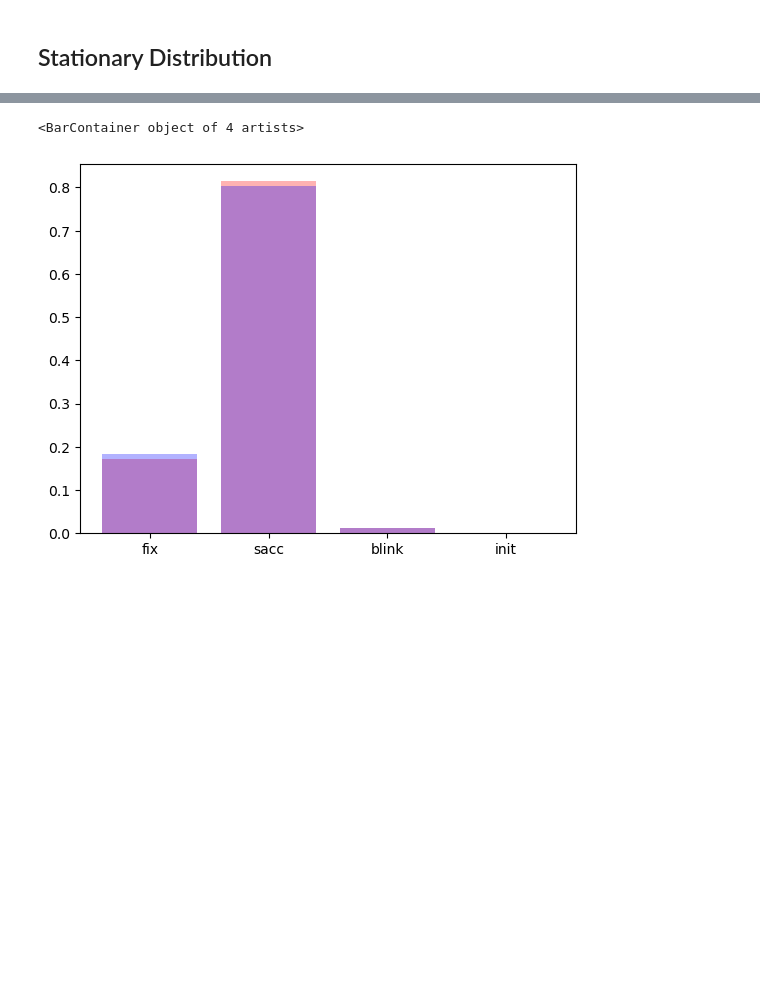
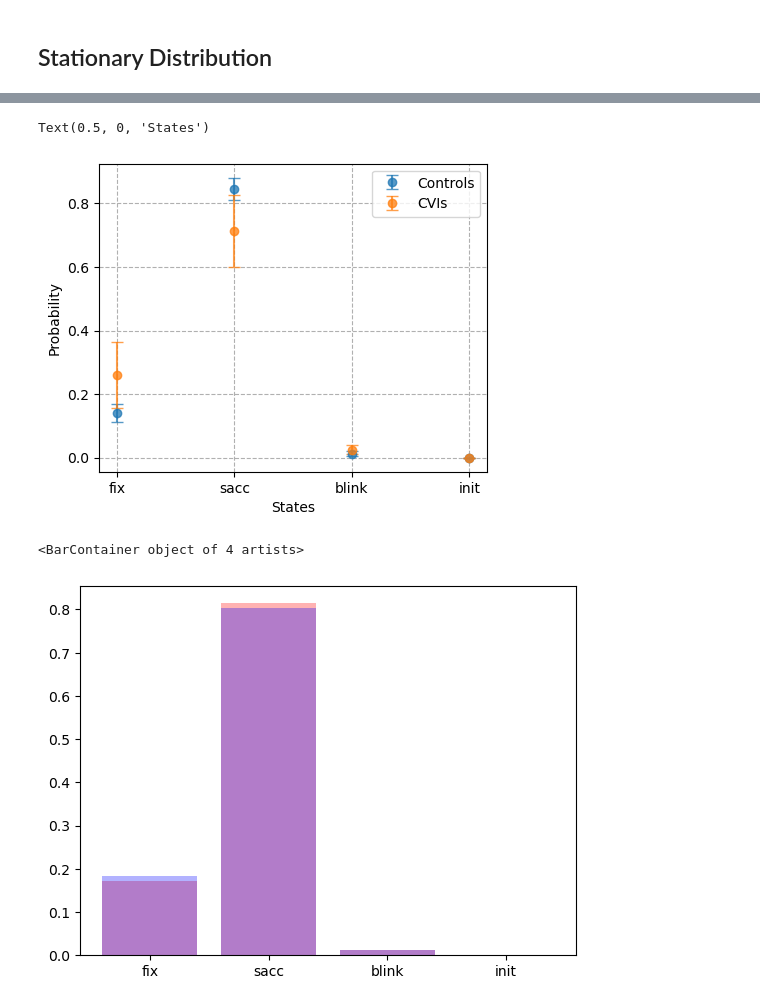
Before and after one commit to Hong7Cong/EyeTrackingasMC, a Jupyter notebook: EDA_eyetracking.ipynb, the cells around one changed output, grey strips where cells are left out. Drawn from its saved outputs; the diff is of its cells as text; code cells hidden in the pictures; blank space fills up the shorter version.

```diff
--- a/EDA_eyetracking.ipynb
+++ b/EDA_eyetracking.ipynb
@@ -415,3 +424,20 @@ plt.show()
+# %%
+import matplotlib.pyplot as pyplt
+
+pyplt.rcParams["figure.figsize"] = (5, 4)
+plt.errorbar(['fix', 'sacc', 'blink', 'init'], np.mean(np.row_stack(ctrl_temp), 0),
+             yerr = np.std(np.row_stack(ctrl_temp), 0),
+             fmt ='o', alpha=.75, capsize=4, capthick=1)
+plt.errorbar(['fix', 'sacc', 'blink', 'init'], np.mean(np.row_stack(cvi_temp), 0),
+             yerr = np.std(np.row_stack(cvi_temp), 0),
+             fmt ='o', alpha=.75, capsize=4, capthick=1)
+plt.grid(linestyle='--')
+plt.legend(['Controls', 'CVIs'])
+plt.ylabel('Probability')
+plt.xlabel('States')
+# %% [output]
+Text(0.5, 0, 'States')
+[figure, added]
 # %%
 fig, ax = plt.subplots(1, 1)
 ax.bar(['fix', 'sacc', 'blink', 'init'], get_stationary_dis(ctmc_ctrl_model), color= 'red', alpha=0.3)
```
Also changed, not shown: parts of 13 cells of this notebook, 2 other files.
